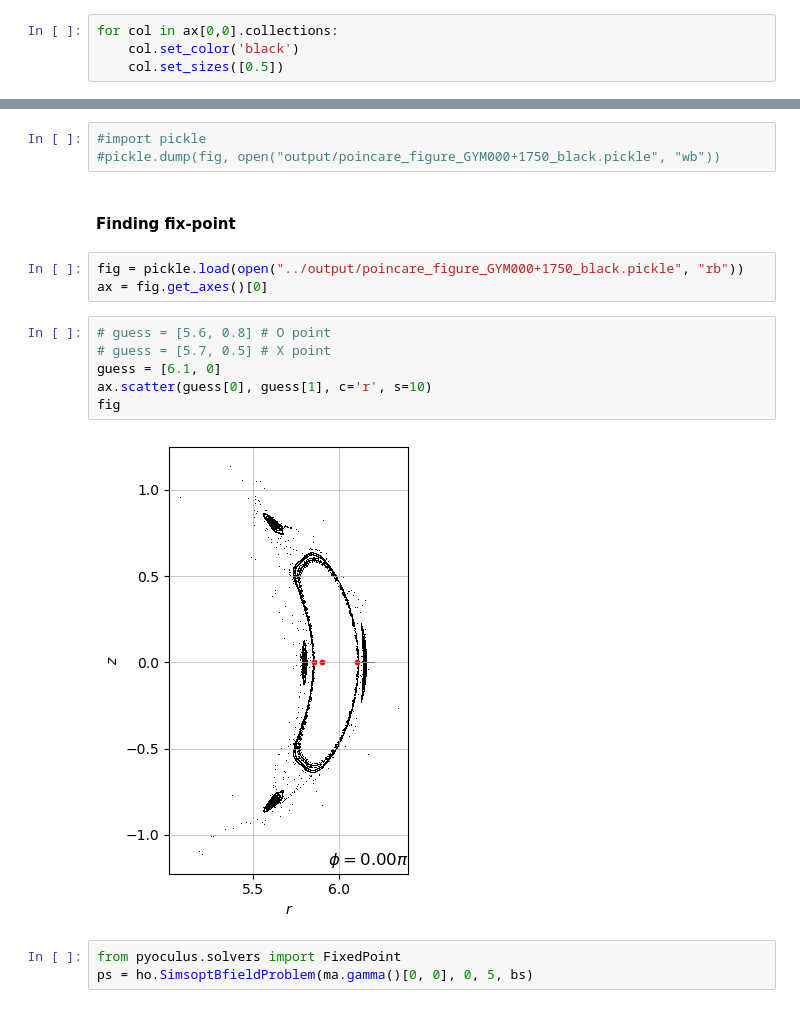
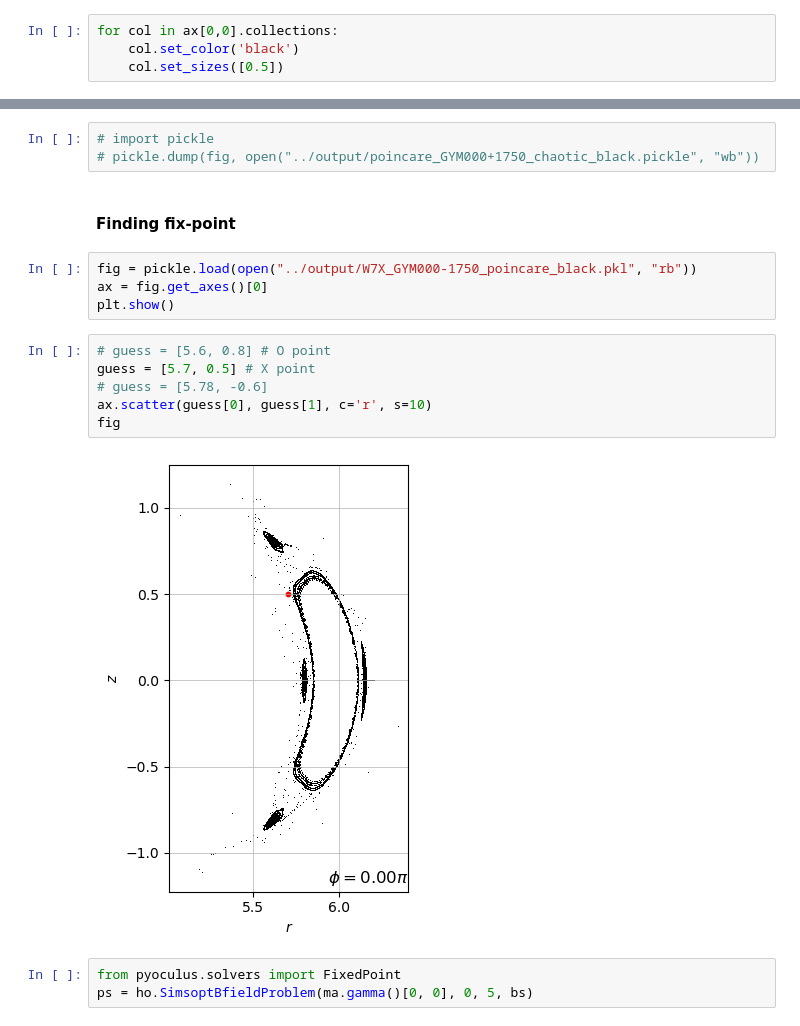
Before and after one commit to Akitzu/masterthesis, a Jupyter notebook: code/notebooks/W7X_tracing.ipynb, the cells around one changed output, grey strips where cells are left out. Cells and saved outputs as stored; diff of their text form.

Commit message:
to the plot of tangles

```diff
--- a/code/notebooks/W7X_tracing.ipynb
+++ b/code/notebooks/W7X_tracing.ipynb
@@ -79,19 +127,20 @@ for col in ax[0,0].collections:
 # %%
-#import pickle
-#pickle.dump(fig, open("output/poincare_figure_GYM000+1750_black.pickle", "wb"))
+# import pickle
+# pickle.dump(fig, open("../output/poincare_GYM000+1750_chaotic_black.pickle", "wb"))
 # %% [markdown]
 #### Finding fix-point
 # %%
-fig = pickle.load(open("../output/poincare_figure_GYM000+1750_black.pickle", "rb"))
+fig = pickle.load(open("../output/W7X_GYM000-1750_poincare_black.pkl", "rb"))
 ax = fig.get_axes()[0]
+plt.show()
 # %%
 # guess = [5.6, 0.8] # O point
-# guess = [5.7, 0.5] # X point
-guess = [6.1, 0]
+guess = [5.7, 0.5] # X point
+# guess = [5.78, -0.6]
 ax.scatter(guess[0], guess[1], c='r', s=10)
 fig
 # %% [output]
-[figure, old version]
+[figure, new version]
 # %%
 from pyoculus.solvers import FixedPoint
 ps = ho.SimsoptBfieldProblem(ma.gamma()[0, 0], 0, 5, bs)
```
Also changed, not shown: parts of 38 cells of this notebook.
